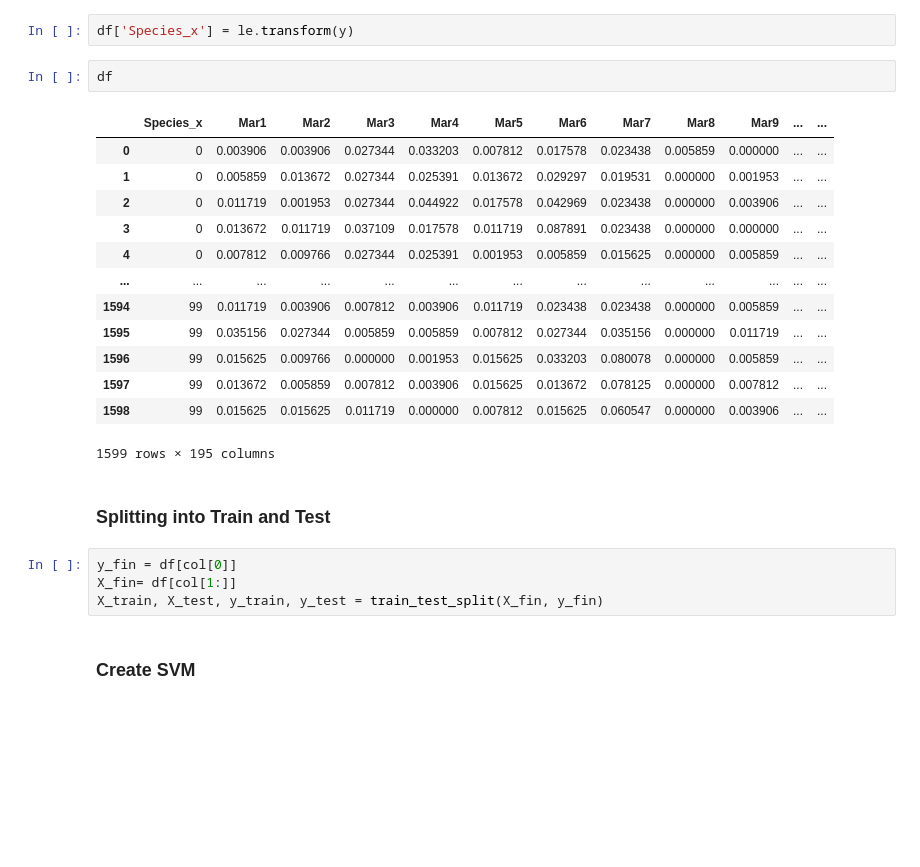
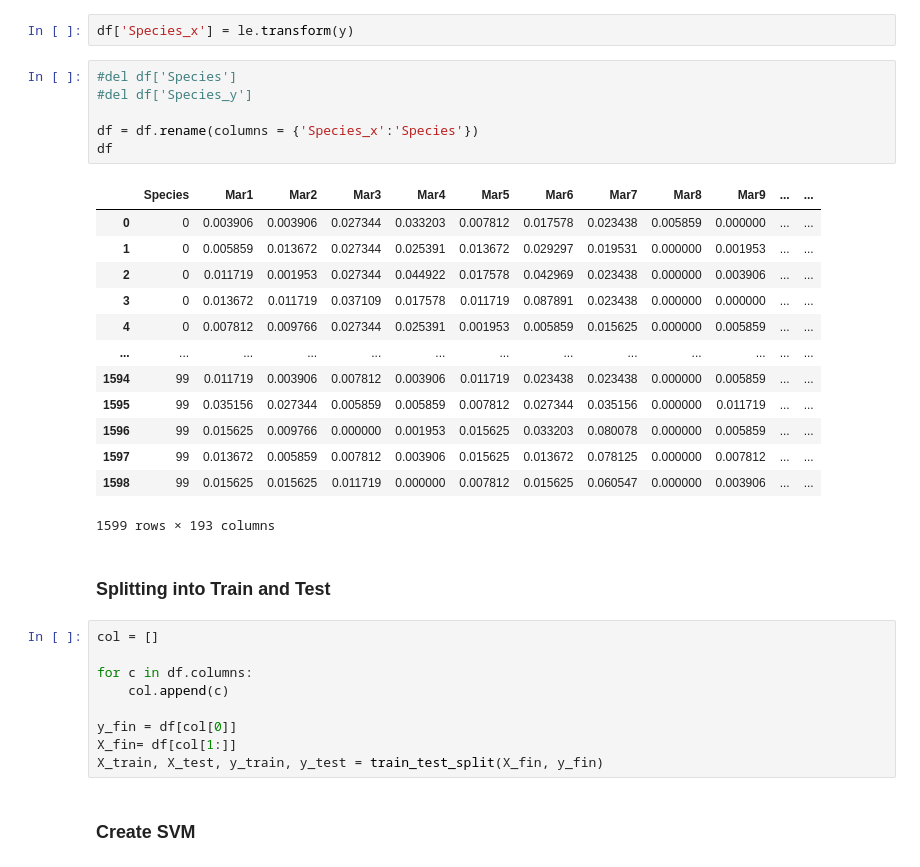
Before and after one commit to thesuhas/Leaf-Classification-Medicinal, a Jupyter notebook: svc.ipynb, the cells around one changed output. Saved outputs shown, nothing was run; the diff lists cells and outputs as text; blank space fills up the shorter version.

```diff
--- a/svc.ipynb
+++ b/svc.ipynb
@@ -118,25 +118,34 @@ le.fit(y)
 species = le.classes_
 # %%
 df['Species_x'] = le.transform(y)
-# %%
-df
-# %% [output]
-|  | Species_x | Mar1 | Mar2 | Mar3 | Mar4 | Mar5 | Mar6 | Mar7 | Mar8 | Mar9 | ... | ... |
-| 0 | 0 | 0.003906 | 0.003906 | 0.027344 | 0.033203 | 0.007812 | 0.017578 | 0.023438 | 0.005859 | 0.000000 | ... | ... |
-| 1 | 0 | 0.005859 | 0.013672 | 0.027344 | 0.025391 | 0.013672 | 0.029297 | 0.019531 | 0.000000 | 0.001953 | ... | ... |
-| 2 | 0 | 0.011719 | 0.001953 | 0.027344 | 0.044922 | 0.017578 | 0.042969 | 0.023438 | 0.000000 | 0.003906 | ... | ... |
-| 3 | 0 | 0.013672 | 0.011719 | 0.037109 | 0.017578 | 0.011719 | 0.087891 | 0.023438 | 0.000000 | 0.000000 | ... | ... |
-| 4 | 0 | 0.007812 | 0.009766 | 0.027344 | 0.025391 | 0.001953 | 0.005859 | 0.015625 | 0.000000 | 0.005859 | ... | ... |
-| ... | ... | ... | ... | ... | ... | ... | ... | ... | ... | ... | ... | ... |
-| 1594 | 99 | 0.011719 | 0.003906 | 0.007812 | 0.003906 | 0.011719 | 0.023438 | 0.023438 | 0.000000 | 0.005859 | ... | ... |
-| 1595 | 99 | 0.035156 | 0.027344 | 0.005859 | 0.005859 | 0.007812 | 0.027344 | 0.035156 | 0.000000 | 0.011719 | ... | ... |
-| 1596 | 99 | 0.015625 | 0.009766 | 0.000000 | 0.001953 | 0.015625 | 0.033203 | 0.080078 | 0.000000 | 0.005859 | ... | ... |
-| 1597 | 99 | 0.013672 | 0.005859 | 0.007812 | 0.003906 | 0.015625 | 0.013672 | 0.078125 | 0.000000 | 0.007812 | ... | ... |
-| 1598 | 99 | 0.015625 | 0.015625 | 0.011719 | 0.000000 | 0.007812 | 0.015625 | 0.060547 | 0.000000 | 0.003906 | ... | ... |
-1599 rows × 195 columns
+# %%
+#del df['Species']
+#del df['Species_y']
+
+df = df.rename(columns = {'Species_x':'Species'})
+df
+# %% [output]
+|  | Species | Mar1 | Mar2 | Mar3 | Mar4 | Mar5 | Mar6 | Mar7 | Mar8 | Mar9 | ... | ... |
+| 0 | 0 | 0.003906 | 0.003906 | 0.027344 | 0.033203 | 0.007812 | 0.017578 | 0.023438 | 0.005859 | 0.000000 | ... | ... |
+| 1 | 0 | 0.005859 | 0.013672 | 0.027344 | 0.025391 | 0.013672 | 0.029297 | 0.019531 | 0.000000 | 0.001953 | ... | ... |
+| 2 | 0 | 0.011719 | 0.001953 | 0.027344 | 0.044922 | 0.017578 | 0.042969 | 0.023438 | 0.000000 | 0.003906 | ... | ... |
+| 3 | 0 | 0.013672 | 0.011719 | 0.037109 | 0.017578 | 0.011719 | 0.087891 | 0.023438 | 0.000000 | 0.000000 | ... | ... |
+| 4 | 0 | 0.007812 | 0.009766 | 0.027344 | 0.025391 | 0.001953 | 0.005859 | 0.015625 | 0.000000 | 0.005859 | ... | ... |
+| ... | ... | ... | ... | ... | ... | ... | ... | ... | ... | ... | ... | ... |
+| 1594 | 99 | 0.011719 | 0.003906 | 0.007812 | 0.003906 | 0.011719 | 0.023438 | 0.023438 | 0.000000 | 0.005859 | ... | ... |
+| 1595 | 99 | 0.035156 | 0.027344 | 0.005859 | 0.005859 | 0.007812 | 0.027344 | 0.035156 | 0.000000 | 0.011719 | ... | ... |
+| 1596 | 99 | 0.015625 | 0.009766 | 0.000000 | 0.001953 | 0.015625 | 0.033203 | 0.080078 | 0.000000 | 0.005859 | ... | ... |
+| 1597 | 99 | 0.013672 | 0.005859 | 0.007812 | 0.003906 | 0.015625 | 0.013672 | 0.078125 | 0.000000 | 0.007812 | ... | ... |
+| 1598 | 99 | 0.015625 | 0.015625 | 0.011719 | 0.000000 | 0.007812 | 0.015625 | 0.060547 | 0.000000 | 0.003906 | ... | ... |
+1599 rows × 193 columns
 # %% [markdown]
 ### Splitting into Train and Test
 # %%
+col = []
+
+for c in df.columns:
+    col.append(c)
+
 y_fin = df[col[0]]
 X_fin= df[col[1:]]
 X_train, X_test, y_train, y_test = train_test_split(X_fin, y_fin)
```
Also changed, not shown: parts of 3 cells of this notebook.
